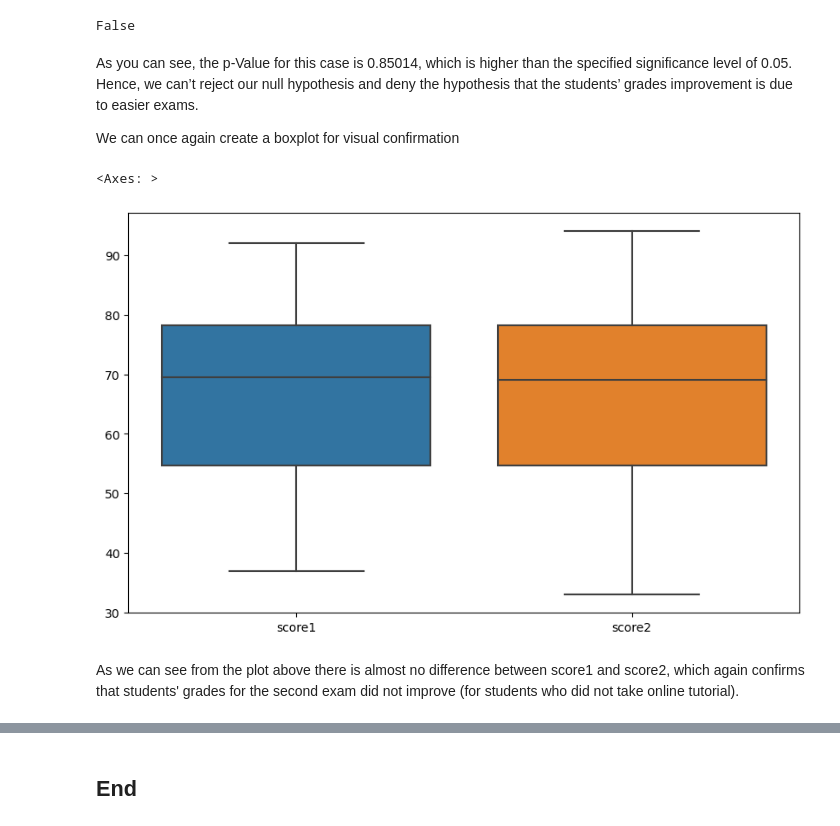
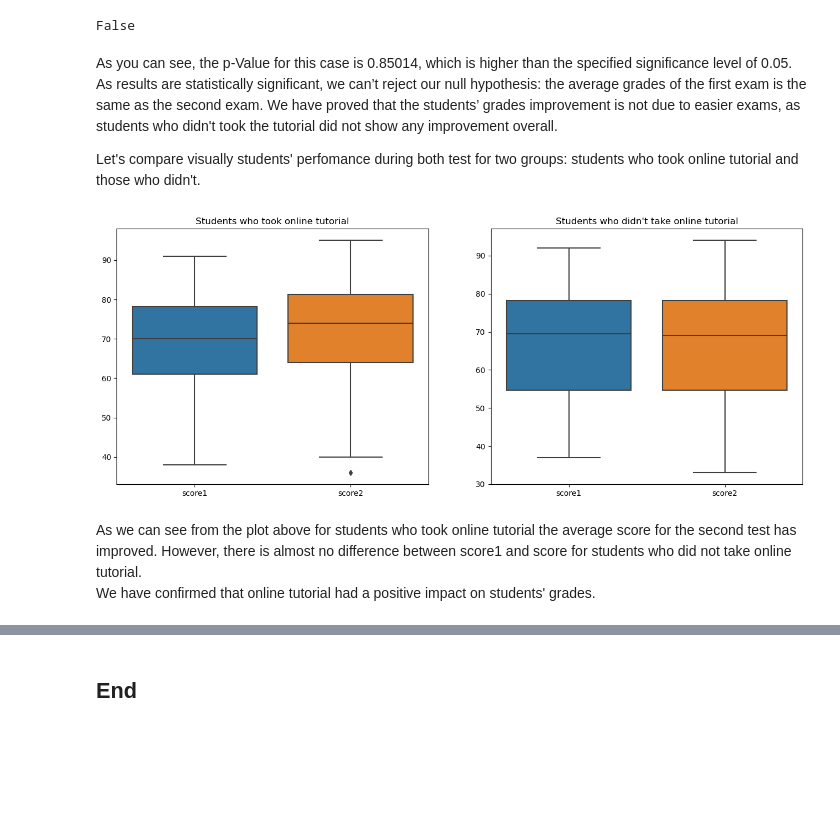
Before and after one commit to angelinka/machine_learning_assessment, a Jupyter notebook: ttest.ipynb, the cells around one changed output, grey strips where cells are left out. Cells and saved outputs as stored; diff of their text form; code cells hidden in the pictures; blank space fills up the shorter version.

```diff
--- a/ttest.ipynb
+++ b/ttest.ipynb
@@ -545,15 +529,20 @@ test_result.pvalue < alpha
 # %% [output]
 False
 # %% [markdown]
-As you can see, the p-Value for this case is 0.85014, which is higher than the specified significance level of 0.05. Hence, we can’t reject our null hypothesis and deny the hypothesis that the students’ grades improvement is due to easier exams.
+As you can see, the p-Value for this case is 0.85014, which is higher than the specified significance level of 0.05. As results are statistically significant, we can’t reject our null hypothesis: the average grades of the first exam is the same as the second exam. We have proved that the students’ grades improvement is not due to easier exams, as students who didn't took the tutorial did not show any improvement overall.
 
-We can once again create a boxplot for visual confirmation
+Let's compare visually students' perfomance during both test for two groups: students who took online tutorial and those who didn't.
-# %%
-# Creating boxplot to compare grades for bothe tests for students who didn't take a tutorial
-plt.figure(figsize=(10,6))
-sns.boxplot(data=sample2[['score1','score2']])
-# %% [output]
-<Axes: >
-[figure, removed]
+# %%
+plt.rcParams["figure.figsize"] = (16,6)
+fig, ax =plt.subplots(1,2)
+
+sns.boxplot(data=sample[['score1','score2']], ax=ax[0])
+ax[0].title.set_text('Students who took online tutorial')
+
+sns.boxplot(data=sample2[['score1','score2']], ax=ax[1])
+ax[1].title.set_text("Students who didn't take online tutorial")
+# %% [output]
+[figure, added]
 # %% [markdown]
-As we can see from the plot above there is almost no difference between score1 and score2, which again confirms that students' grades for the second exam did not improve (for students who did not take online tutorial).
+As we can see from the plot above for students who took online tutorial the average score for the second test has improved. However, there is almost no difference between score1 and score for students who did not take online tutorial.<br>
+We have confirmed that online tutorial had a positive impact on students' grades.
```
Also changed, not shown: parts of 7 cells of this notebook.
